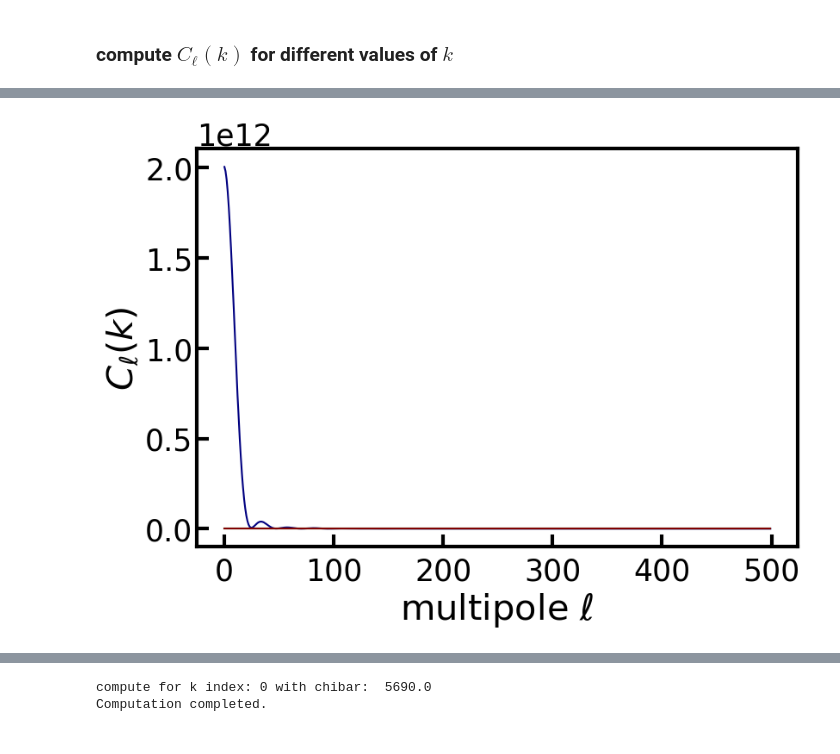
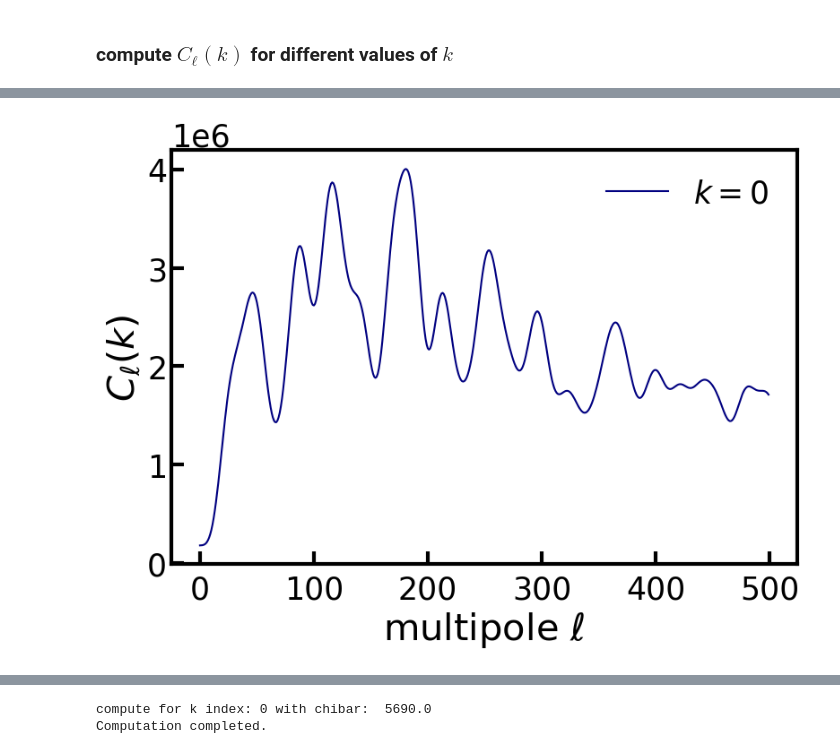
Before and after one commit to roger2b/directsht-lya, a Jupyter notebook: notebooks/lya_GRFs_directSHT.ipynb, the cells around one changed output, grey strips where cells are left out. Saved outputs shown, nothing was run; the diff lists cells and outputs as text; code cells hidden in the pictures.

```diff
--- a/notebooks/lya_GRFs_directSHT.ipynb
+++ b/notebooks/lya_GRFs_directSHT.ipynb
@@ -36,5 +39,5 @@ import GRF_class as my_GRF
 # %%
-GRF = my_GRF.PowerSpectrumGenerator(add_rsd=False)
+GRF = my_GRF.PowerSpectrumGenerator(add_rsd=add_rsd_)
 # %% [output]
 Fundamental mode k_f= 0.004553032831289555
 max mode k_f= 2.0188375532346075
@@ -83,6 +83,3 @@ all_x, all_y, all_z, all_w_rand, all_w_gal, Nskew = GRF.process_skewers(Nskew=nu
 # %% [output]
 N_skew = 9797 / 262144
 Displacing box by 5.000e+03
-# %%
-# CAREFUL: mean 0 of all_w_gal to have w*delta
-all_w_gal = all_w_gal-all_w_rand
@@ -159,3 +130,3 @@ def compute_dft(chi_grid, mask, delta):
 # %%
-k_arr, FT_mask, FT_delta = compute_dft(chi_grid, all_w_rand, all_w_gal)
+k_arr, FT_mask, FT_delta = sht_lya.compute_dft(chi_grid, all_w_rand, all_w_gal)
 # %% [markdown]
@@ -303,12 +258,15 @@ plt.savefig('./plots/harmonic_mll.pdf', bbox_inches='tight')
 # %% [markdown]
 ### compute $C_{\ell}(k)$ for different values of $k$
 # %%
+# To Do: speed up by only computing the difference directly in chi space
+#_hdat = sht(tdata,pdata,wdata[:,_k_idx]-wrand[:,_k_idx])
+#_hdif = hp.alm2cl(_hdat)
+
 cl_k = []
-# for k_idx in np.arange(0, 512, 200):
-for k_idx in np.arange(0, 50, 15):
-    hdat = sht(tdata,pdata,wdata[:,k_idx])
+for _k_idx in np.arange(0, k_idx+1, 1):
+    hdat = sht(tdata,pdata,wdata[:,_k_idx])
     # Do the same for the randoms.
-    hran = sht(trand,prand,wrand[:,k_idx])
+    hran = sht(trand,prand,wrand[:,_k_idx])
     # and for the difference of data and randoms:
     hdif = hp.alm2cl(hdat-hran)
     cl_k.append(hdif)
@@ -349,12 +283,14 @@ Computing alm's took  3.934998035430908  seconds.
 # %%
-n = len(cl_k)
-colors = plt.cm.jet(np.linspace(0,1,n))
-plt.figure(figsize=(9,6))
-for k_idx in range(len(cl_k)):
-    plt.plot(np.arange(sht.Nell), cl_k[k_idx],color=colors[k_idx])
+if do_plots:
+    n = len(cl_k)
+    colors = plt.cm.jet(np.linspace(0,1,n))
+    plt.figure(figsize=(9,6))
+    for _k_idx in range(len(cl_k)):
+        plt.plot(np.arange(sht.Nell), cl_k[_k_idx],color=colors[_k_idx], label=f'$k={_k_idx}$')
 
-plt.xlabel(r'multipole $\ell$')
-plt.ylabel(r'$C_{\ell}(k)$')
-plt.show()
+    plt.xlabel(r'multipole $\ell$')
+    plt.ylabel(r'$C_{\ell}(k)$')
+    plt.legend()
+    plt.show()
 # %% [output]
-[figure, old version]
+[figure, new version]
```
Also changed, not shown: parts of 46 cells of this notebook, 6 other files.
